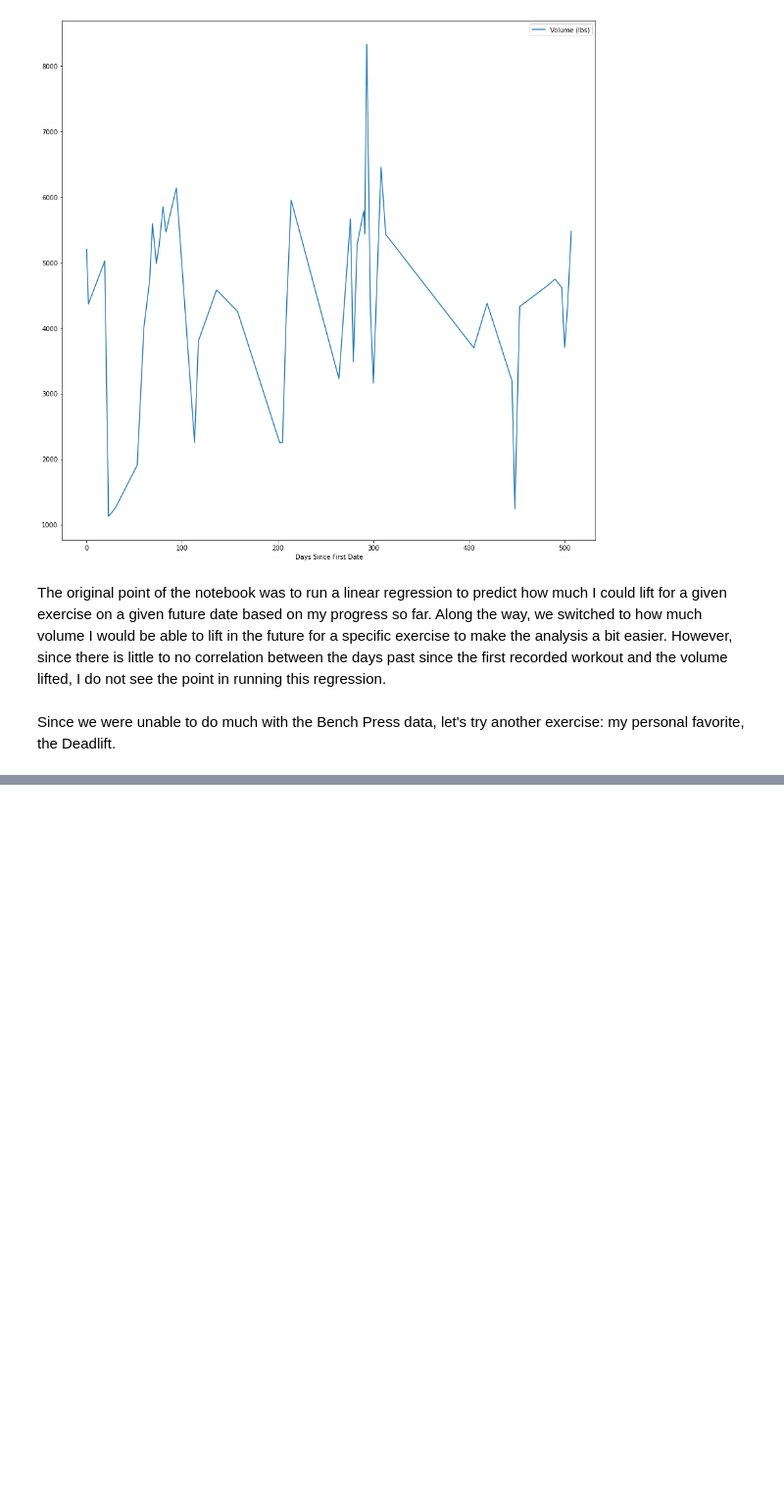
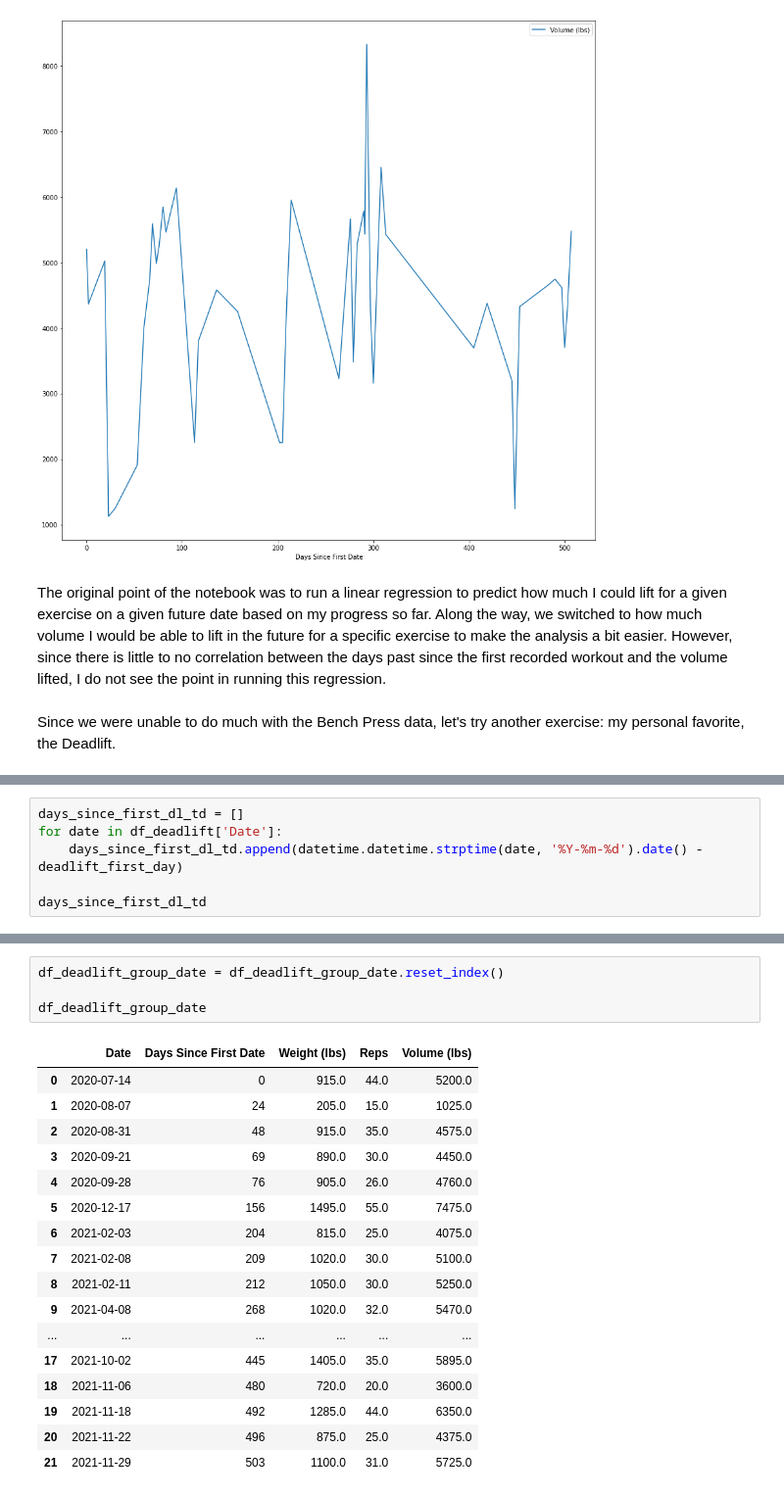
Before and after one commit to moferg/fitness-tracker, a Jupyter notebook: testing/fitnotes_test.ipynb, the cells around one changed output, grey strips where cells are left out. Shown: that part at 98% size. Saved outputs shown, nothing was run; the diff lists cells and outputs as text; blank space fills up the shorter version.

```diff
--- a/testing/fitnotes_test.ipynb
+++ b/testing/fitnotes_test.ipynb
@@ -198,0 +252,6 @@ Since we were unable to do much with the Bench Press data, let's try another exe
+# %%
+days_since_first_dl_td = []
+for date in df_deadlift['Date']:
+    days_since_first_dl_td.append(datetime.datetime.strptime(date, '%Y-%m-%d').date() - deadlift_first_day)
+
+days_since_first_dl_td
@@ -198,0 +336,22 @@ Since we were unable to do much with the Bench Press data, let's try another exe
+# %%
+df_deadlift_group_date = df_deadlift_group_date.reset_index()
+
+df_deadlift_group_date
+# %% [output]
+|  | Date | Days Since First Date | Weight (lbs) | Reps | Volume (lbs) |
+| 0 | 2020-07-14 | 0 | 915.0 | 44.0 | 5200.0 |
+| 1 | 2020-08-07 | 24 | 205.0 | 15.0 | 1025.0 |
+| 2 | 2020-08-31 | 48 | 915.0 | 35.0 | 4575.0 |
+| 3 | 2020-09-21 | 69 | 890.0 | 30.0 | 4450.0 |
+| 4 | 2020-09-28 | 76 | 905.0 | 26.0 | 4760.0 |
+| 5 | 2020-12-17 | 156 | 1495.0 | 55.0 | 7475.0 |
+| 6 | 2021-02-03 | 204 | 815.0 | 25.0 | 4075.0 |
+| 7 | 2021-02-08 | 209 | 1020.0 | 30.0 | 5100.0 |
+| 8 | 2021-02-11 | 212 | 1050.0 | 30.0 | 5250.0 |
+| 9 | 2021-04-08 | 268 | 1020.0 | 32.0 | 5470.0 |
+| ... | ... | ... | ... | ... | ... |
+| 17 | 2021-10-02 | 445 | 1405.0 | 35.0 | 5895.0 |
+| 18 | 2021-11-06 | 480 | 720.0 | 20.0 | 3600.0 |
+| 19 | 2021-11-18 | 492 | 1285.0 | 44.0 | 6350.0 |
+| 20 | 2021-11-22 | 496 | 875.0 | 25.0 | 4375.0 |
+| 21 | 2021-11-29 | 503 | 1100.0 | 31.0 | 5725.0 |
```
Also changed, not shown: parts of 17 cells of this notebook.
